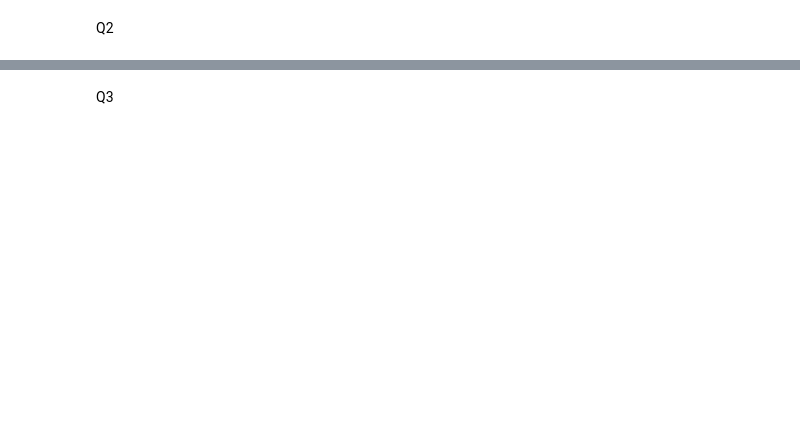
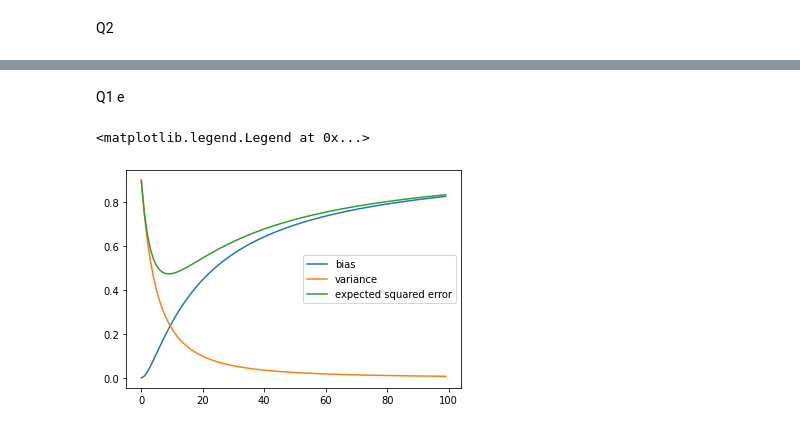
Before and after one commit to kopalgarg/CSC2515, a Jupyter notebook: HW2/HW2.ipynb, the cells around one changed output, grey strips where cells are left out. Drawn from its saved outputs; the diff is of its cells as text; code cells hidden in the pictures; blank space fills up the shorter version.

```diff
--- a/HW2/HW2.ipynb
+++ b/HW2/HW2.ipynb
@@ -130,2 +141,23 @@ Test set performance: MSE: 25.198335934343355, RMSE: 5.0197944115614295, MAE: 3.
-# %% [markdown]
-Q3
+# %% [markdown]
+Q1 e
+# %%
+#lambda
+l = np.linspace(0,10,100)
+
+# given conditions
+mu = 1
+squared_sigma = 9
+n = 10
+
+# Q1.e
+bias_term = np.power( ((mu*l)/(1+l) ) ,2)
+variance_term = squared_sigma / (n*(np.power(1+l,2)))
+expected_squared_error =  bias_term + variance_term
+# %%
+plt.plot(bias_term, label = 'bias')
+plt.plot(variance_term, label='variance')
+plt.plot(expected_squared_error, label = 'expected squared error')
+plt.legend()
+# %% [output]
+<matplotlib.legend.Legend at 0x...>
+[figure, added]
```
Also changed, not shown: parts of 7 cells of this notebook.
